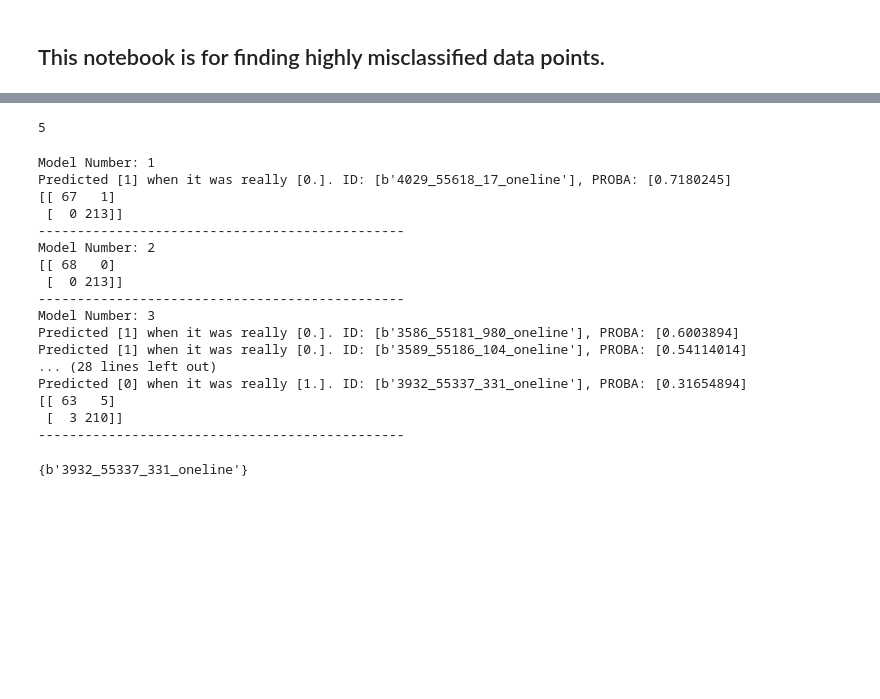
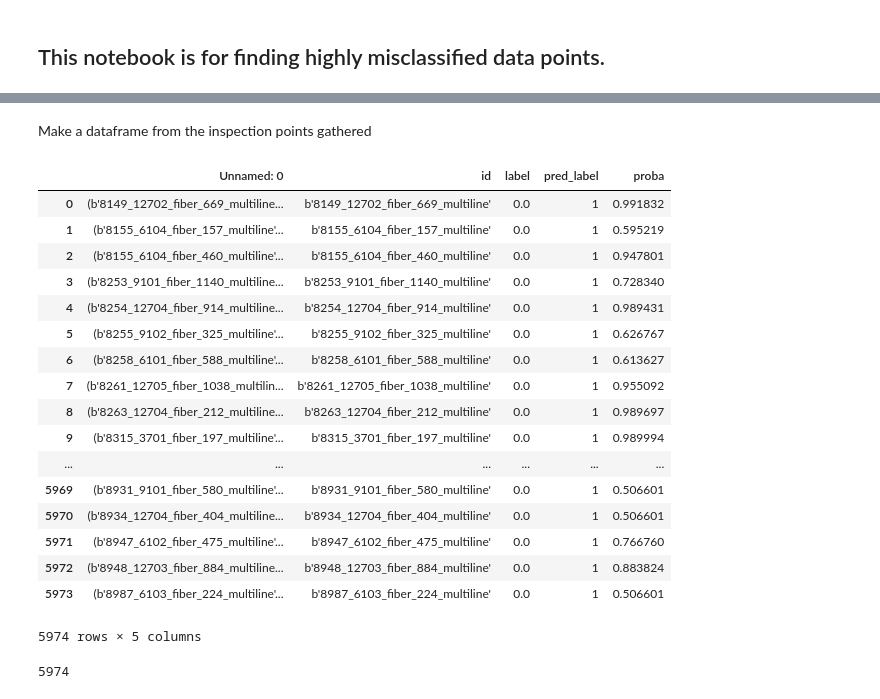
Before and after one commit to stone-mele/AstroGravLensing, a Jupyter notebook: Code/Notebooks/InspectionPoints.ipynb, the cells around one changed output, grey strips where cells are left out. Cells and saved outputs as stored; diff of their text form; code cells hidden in the pictures; blank space fills up the shorter version.

```diff
--- a/Code/Notebooks/InspectionPoints.ipynb
+++ b/Code/Notebooks/InspectionPoints.ipynb
@@ -85,0 +191,29 @@ Epoch 10/10
+# %% [markdown]
+Make a dataframe from the inspection points gathered
+# %%
+# # Use with manga
+# inspection_points = pd.DataFrame.from_dict(dict_stor, orient='index', columns=['id', 'label', 'pred_label', 'proba'])
+# inspection_points.to_csv('manga_inspection.csv')
+# inspection_points
+
+inspection_points = pd.read_csv('manga_inspection.csv')
+inspection_points
+# %% [output]
+|  | Unnamed: 0 | id | label | pred_label | proba |
+| 0 | (b'8149_12702_fiber_669_multiline... | b'8149_12702_fiber_669_multiline' | 0.0 | 1 | 0.991832 |
+| 1 | (b'8155_6104_fiber_157_multiline'... | b'8155_6104_fiber_157_multiline' | 0.0 | 1 | 0.595219 |
+| 2 | (b'8155_6104_fiber_460_multiline'... | b'8155_6104_fiber_460_multiline' | 0.0 | 1 | 0.947801 |
+| 3 | (b'8253_9101_fiber_1140_multiline... | b'8253_9101_fiber_1140_multiline' | 0.0 | 1 | 0.728340 |
+| 4 | (b'8254_12704_fiber_914_multiline... | b'8254_12704_fiber_914_multiline' | 0.0 | 1 | 0.989431 |
+| 5 | (b'8255_9102_fiber_325_multiline'... | b'8255_9102_fiber_325_multiline' | 0.0 | 1 | 0.626767 |
+| 6 | (b'8258_6101_fiber_588_multiline'... | b'8258_6101_fiber_588_multiline' | 0.0 | 1 | 0.613627 |
+| 7 | (b'8261_12705_fiber_1038_multilin... | b'8261_12705_fiber_1038_multiline' | 0.0 | 1 | 0.955092 |
+| 8 | (b'8263_12704_fiber_212_multiline... | b'8263_12704_fiber_212_multiline' | 0.0 | 1 | 0.989697 |
+| 9 | (b'8315_3701_fiber_197_multiline'... | b'8315_3701_fiber_197_multiline' | 0.0 | 1 | 0.989994 |
+| ... | ... | ... | ... | ... | ... |
+| 5969 | (b'8931_9101_fiber_580_multiline'... | b'8931_9101_fiber_580_multiline' | 0.0 | 1 | 0.506601 |
+| 5970 | (b'8934_12704_fiber_404_multiline... | b'8934_12704_fiber_404_multiline' | 0.0 | 1 | 0.506601 |
+| 5971 | (b'8947_6102_fiber_475_multiline'... | b'8947_6102_fiber_475_multiline' | 0.0 | 1 | 0.766760 |
+| 5972 | (b'8948_12703_fiber_884_multiline... | b'8948_12703_fiber_884_multiline' | 0.0 | 1 | 0.883824 |
+| 5973 | (b'8987_6103_fiber_224_multiline'... | b'8987_6103_fiber_224_multiline' | 0.0 | 1 | 0.506601 |
+5974 rows × 5 columns
@@ -86,4 +227,4 @@ Epoch 10/10
 # %%
-len(mods)
+len(inspection_points)
 # %% [output]
-5
+5974
@@ -93,35 +230,0 @@ preds_probas = mods[0].predict(res_flux)
-# %%
-bad_sets = [set() for _ in range(len(mods))]
-for ix, (mod, bad_set) in enumerate(zip(mods, bad_sets)):
-    print('Model Number: {}'.format(ix+1))
-    preds_classes = mod.predict_classes(res_flux)
-    preds_probas = mod.predict(res_flux)
-    for pred_class, pred_proba, label, id in zip(preds_classes, preds_probas, Y, ids):
-        if pred_class != label:
-            bad_set.add(id[0])
-            print("Predicted {} when it was really {}. ID: {}, PROBA: {}".format(pred_class, label, id, pred_proba))
-
-    print(confusion_matrix(Y, mod.predict_classes(res_flux)))
-    print('-----------------------------------------------')
-# %% [output]
-Model Number: 1
-Predicted [1] when it was really [0.]. ID: [b'4029_55618_17_oneline'], PROBA: [0.7180245]
-[[ 67   1]
- [  0 213]]
------------------------------------------------
-Model Number: 2
-[[ 68   0]
- [  0 213]]
------------------------------------------------
-Model Number: 3
-Predicted [1] when it was really [0.]. ID: [b'3586_55181_980_oneline'], PROBA: [0.6003894]
-Predicted [1] when it was really [0.]. ID: [b'3589_55186_104_oneline'], PROBA: [0.54114014]
-... (28 lines left out)
-Predicted [0] when it was really [1.]. ID: [b'3932_55337_331_oneline'], PROBA: [0.31654894]
-[[ 63   5]
- [  3 210]]
------------------------------------------------
-# %%
-bad_sets[2].intersection(bad_sets[4]).intersection(bad_sets[3])
-# %% [output]
-{b'3932_55337_331_oneline'}
```
Also changed, not shown: parts of 27 cells of this notebook.
